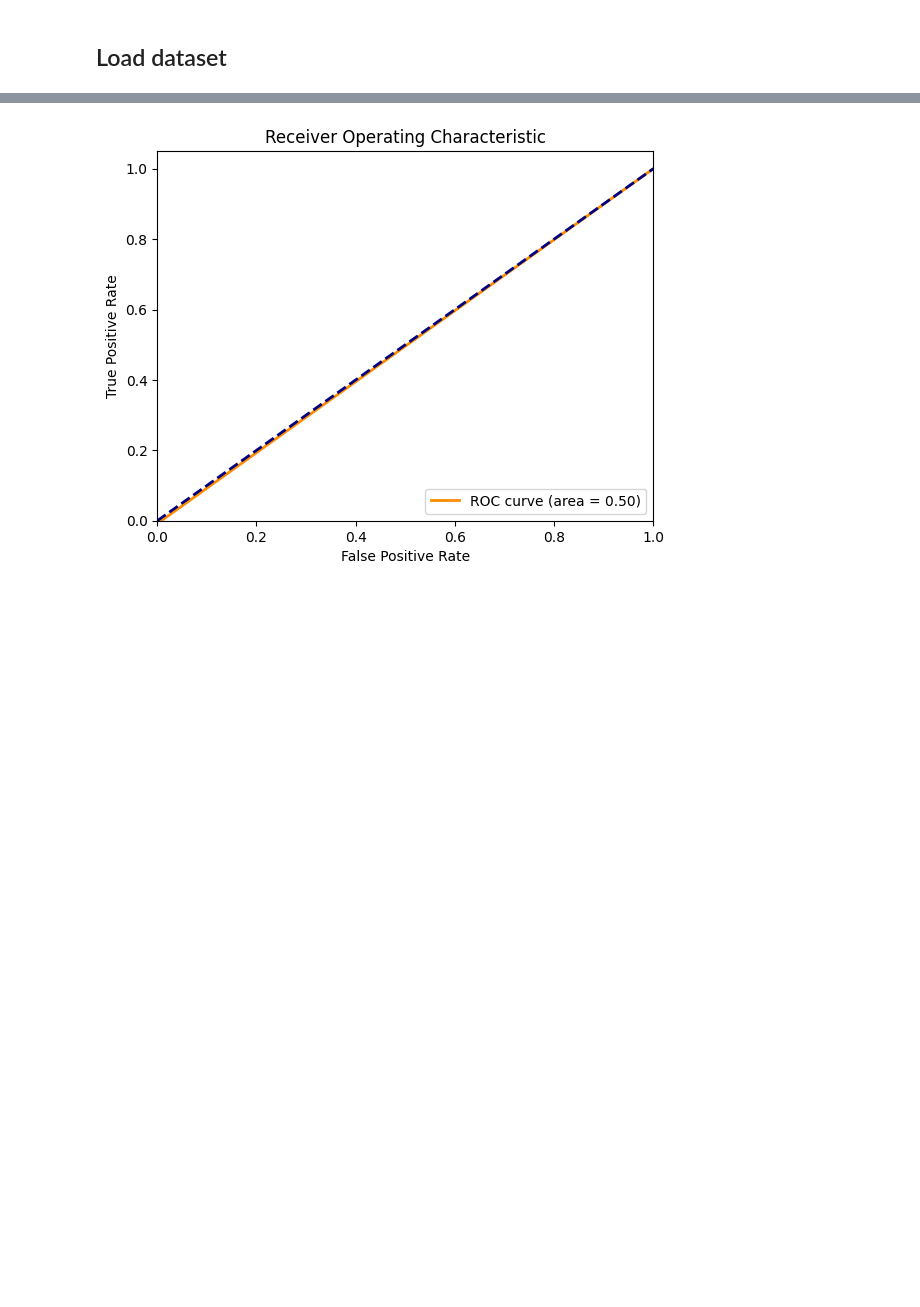
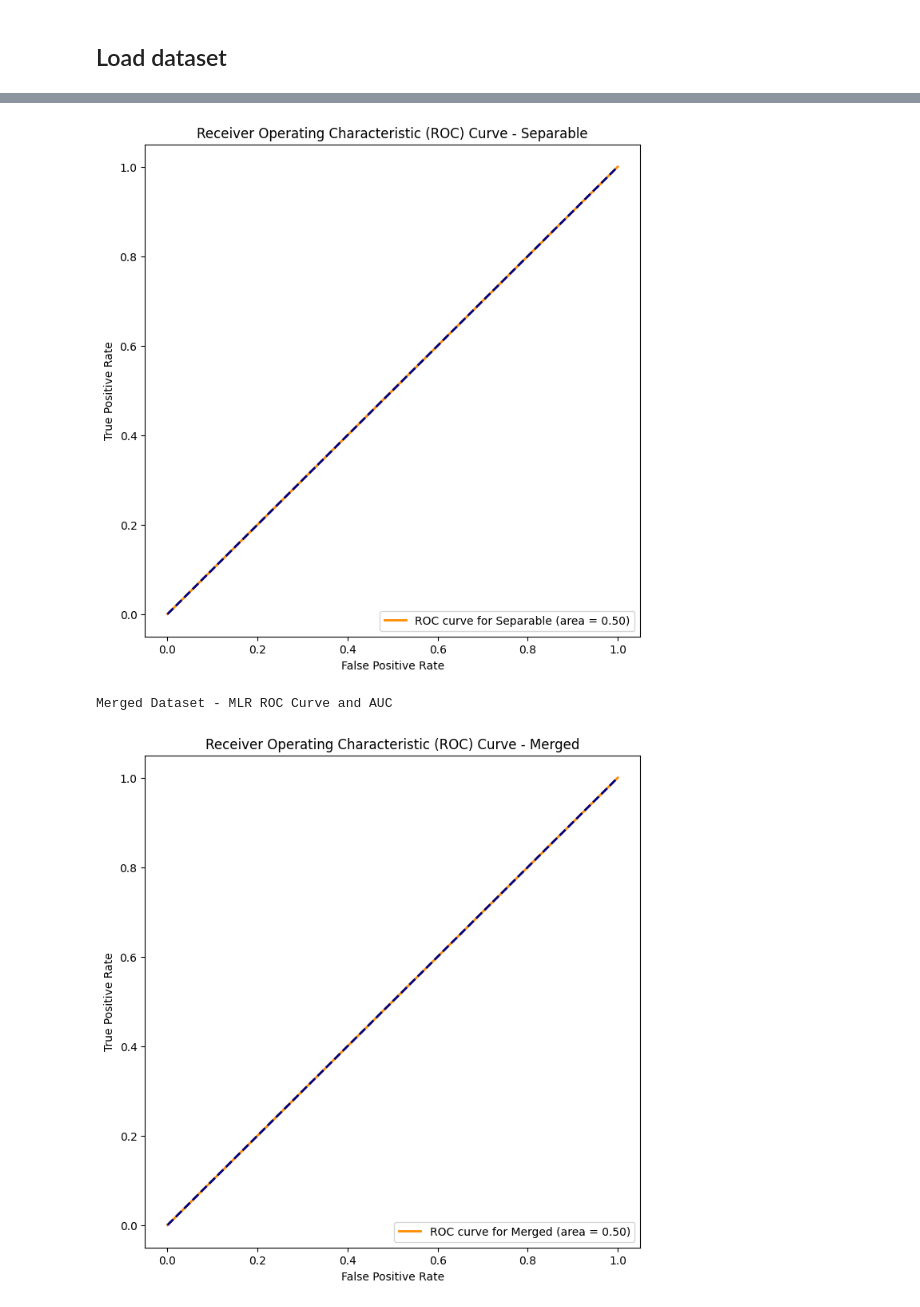
Before and after one commit to sebastianbuzdugan/A2-NeuralNetworks, a Jupyter notebook: algorithms/MLR/MLR-ring.ipynb, the cells around one changed output, grey strips where cells are left out. Drawn from its saved outputs; the diff is of its cells as text; code cells hidden in the pictures; blank space fills up the shorter version.

Commit message:
update: output and last pieces of code

```diff
--- a/algorithms/MLR/MLR-ring.ipynb
+++ b/algorithms/MLR/MLR-ring.ipynb
@@ -27,10 +33,0 @@ LinearRegression()
-# %%
-X_test = test[['Feature1', 'Feature2']]
-y_test = test['Class']
-y_pred = model.predict(X_test)
-y_pred_binary = [1 if x > 0.5 else 0 for x in y_pred]
-
-# Calculate classification error
-tn, fp, fn, tp = confusion_matrix(y_test, y_pred_binary).ravel()
-classification_error = 100 * (fp + fn) / float(tn + fp + fn + tp)
-print(f"Classification Error: {classification_error}%")
@@ -41,7 +33,0 @@ Classification Error: 47.11%
-# %%
-kf = KFold(n_splits=5)
-for train_index, test_index in kf.split(X_train):
-    X_train_cv, X_test_cv = X_train.iloc[train_index], X_train.iloc[test_index]
-    y_train_cv, y_test_cv = y_train.iloc[train_index], y_train.iloc[test_index]
-    model.fit(X_train_cv, y_train_cv)
-    y_pred_cv = model.predict(X_test_cv)
@@ -63,27 +162,36 @@ plt.show()
 from sklearn.metrics import roc_curve, auc
 import matplotlib.pyplot as plt
 
-# Assuming y_test and y_pred_binary are defined
-fpr, tpr, thresholds = roc_curve(y_test, y_pred_binary)
-roc_auc = auc(fpr, tpr)
+# Function to plot ROC curve
+def plot_roc(model, X_test, y_test, dataset_name):
+    # Ensure the model is trained
+    model.fit(X_test, y_test)
 
-# Print ROC Curve Values and Thresholds
-print("ROC Curve Points:")
-for f, t, th in zip(fpr, tpr, thresholds):
-    print(f"Threshold: {th:.2f}, FPR: {f:.3f}, TPR: {t:.3f}")
+    # Get the continuous outputs for ROC calculation
+    y_prob = model.predict(X_test)
+    fpr, tpr, thresholds = roc_curve(y_test, y_prob)
+    roc_auc = auc(fpr, tpr)
 
-# Print AUC
-print(f"\nArea Under Curve (AUC): {roc_auc:.3f}")
+    # Plot for the ROC curve
+    plt.figure(figsize=(8, 8))
+    plt.plot(fpr, tpr, color='darkorange', lw=2, label=f'ROC curve for {dataset_name} (area = {roc_auc:.2f})')
+    plt.plot([0, 1], [0, 1], color='navy', lw=2, linestyle='--')
+    plt.xlabel('False Positive Rate')
+    plt.ylabel('True Positive Rate')
+    plt.title(f'Receiver Operating Characteristic (ROC) Curve - {dataset_name}')
+    plt.legend(loc="lower right")
+    plt.show()
 
-# Plotting the ROC Curve
-plt.figure()
-plt.plot(fpr, tpr, color='darkorange', lw=2, label=f'ROC curve (area = {roc_auc:.2f})')
-plt.plot([0, 1], [0, 1], color='navy', lw=2, linestyle='--')
-plt.xlim([0.0, 1.0])
-plt.ylim([0.0, 1.05])
-plt.xlabel('False Positive Rate')
-plt.ylabel('True Positive Rate')
-plt.title('Receiver Operating Characteristic')
-plt.legend(loc="lower right")
-plt.show()
+# Run Grid Search and Parameter Tuning
+best_model_sep = cross_validate_and_tune(X_train_sep, y_train_sep, "Separable")
+best_model_mrg = cross_validate_and_tune(X_train_mrg, y_train_mrg, "Merged")
+
+if best_model_sep is None or best_model_mrg is None:
+    raise ValueError("Model training failed, one of the models is None")
+
+print("\nSeparable Dataset - MLR ROC Curve and AUC")
+plot_roc(best_model_sep, X_test, y_test, "Separable")
+
+print("\nMerged Dataset - MLR ROC Curve and AUC")
+plot_roc(best_model_mrg, X_test, y_test, "Merged")
 # %% [output]
@@ -96 +209,3 @@ Area Under Curve (AUC): 0.496
-[figure, old version]
+[figure, new version]
+Merged Dataset - MLR ROC Curve and AUC
+[figure, added]
```
Also changed, not shown: parts of 13 cells of this notebook, 19 other files.
